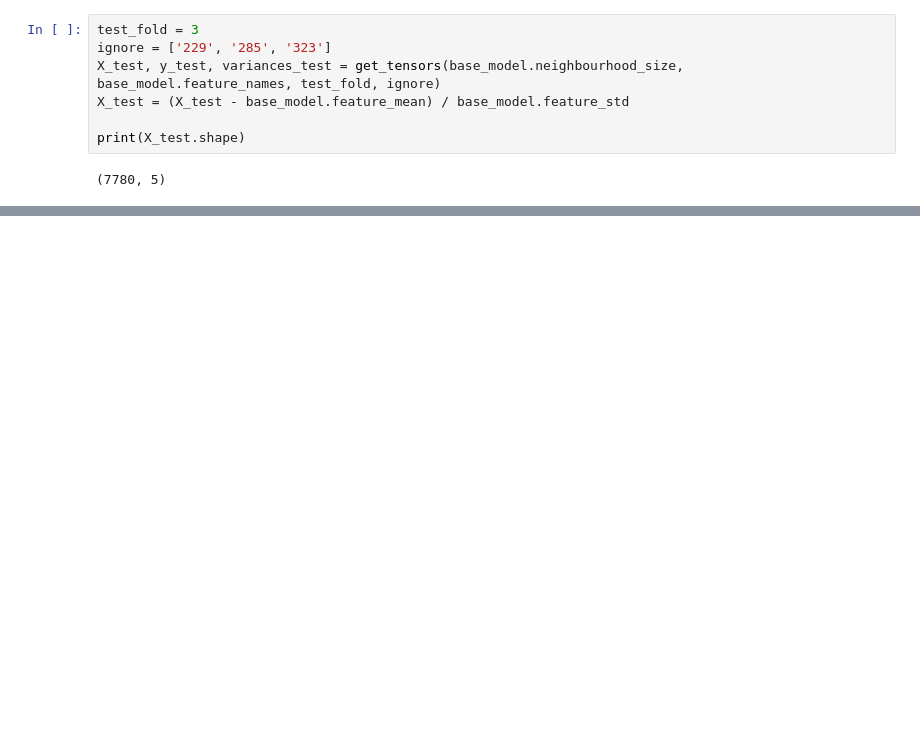
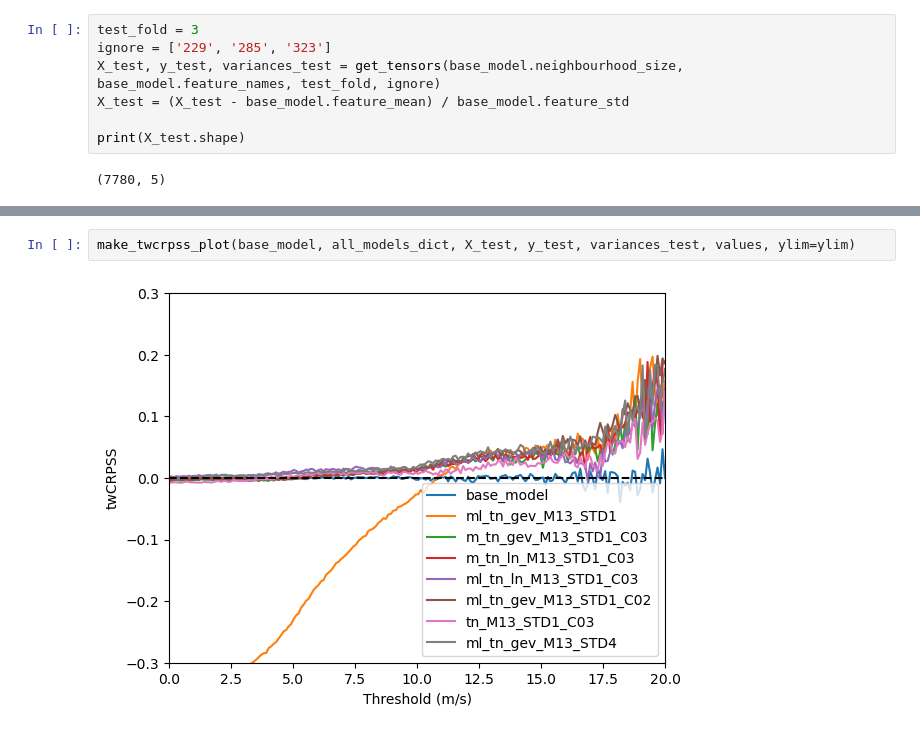
Before and after one commit to SimonHakvoort/thesiscode, a Jupyter notebook: src/emos_results/important_results.ipynb, the cells around one changed output, grey strips where cells are left out. Cells and saved outputs as stored; diff of their text form; blank space fills up the shorter version.

```diff
--- a/src/emos_results/important_results.ipynb
+++ b/src/emos_results/important_results.ipynb
@@ -82,0 +112,4 @@ brier_skill_plot(base_model, models, X_test, y_test, variances_test, values, yli
+# %%
+make_twcrpss_plot(base_model, all_models_dict, X_test, y_test, variances_test, values, ylim=ylim)
+# %% [output]
+[figure, added]
```
Also changed, not shown: parts of 8 cells of this notebook, 5 other files.
